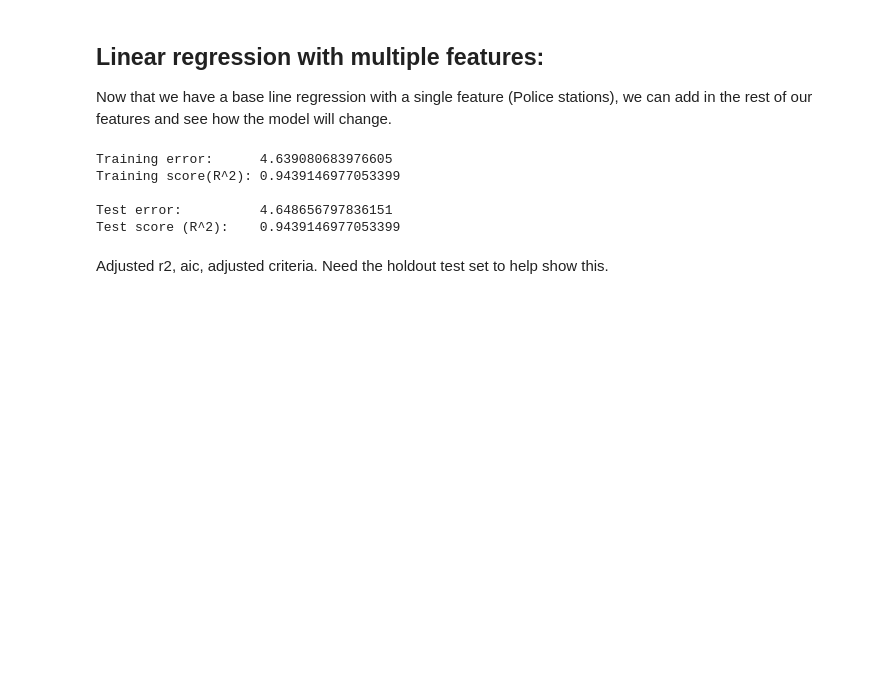
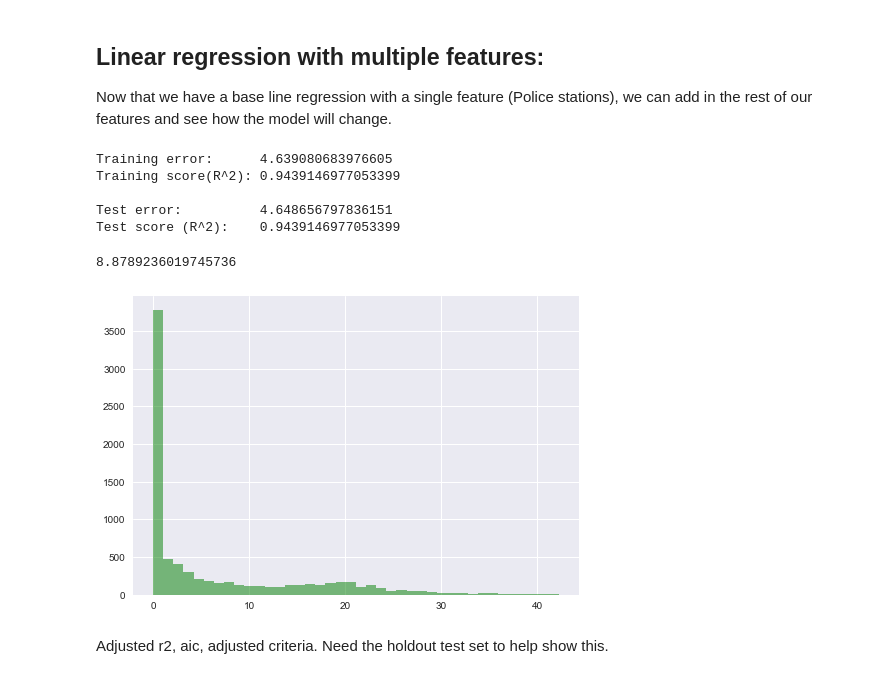
Before and after one commit to bennettjs/springboard, a Jupyter notebook: ChicagoCrime/ML and models.ipynb, the cells around one changed output. Cells and saved outputs as stored; diff of their text form; code cells hidden in the pictures; blank space fills up the shorter version.

```diff
--- a/ChicagoCrime/ML and models.ipynb
+++ b/ChicagoCrime/ML and models.ipynb
@@ -209,6 +257,15 @@ Training score(R^2): 0.9439146977053399
 
 Test error:          4.648656797836151
 Test score (R^2):    0.9439146977053399
+# %%
+linear_predictions.std()
+# %% [output]
+8.8789236019745736
+# %%
+plt.hist(linear_predictions, bins=40, color='green', alpha=0.5)
+plt.show()
+# %% [output]
+[figure, added]
 # %% [markdown]
 Adjusted r2, aic, adjusted criteria. Need the holdout test set to help show this.
 # %% [markdown]
```
Also changed, not shown: parts of 18 cells of this notebook.
